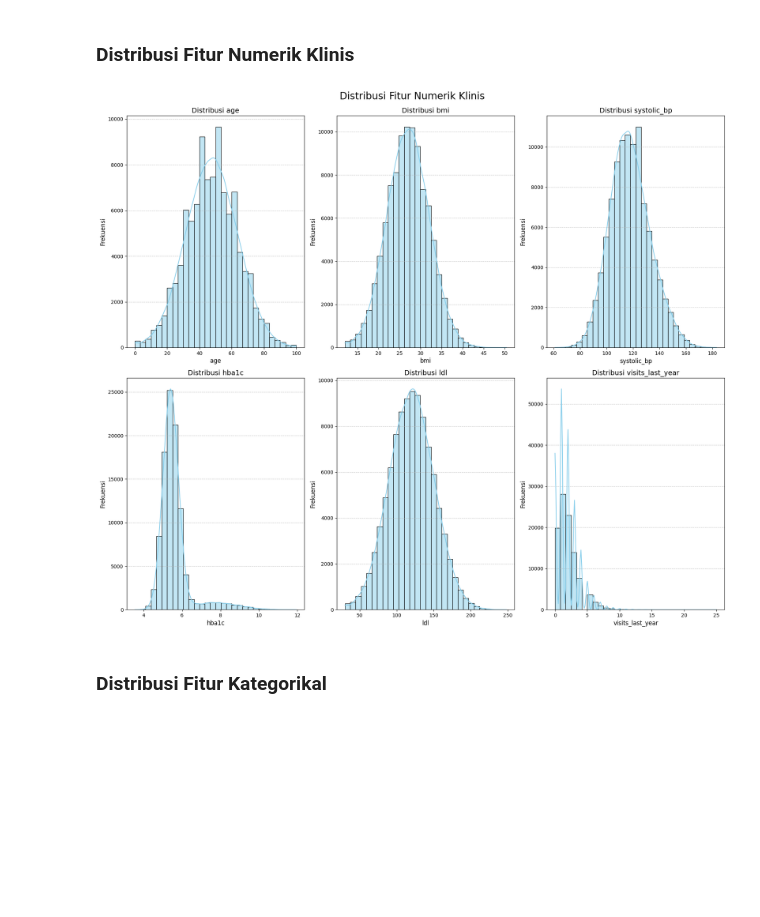
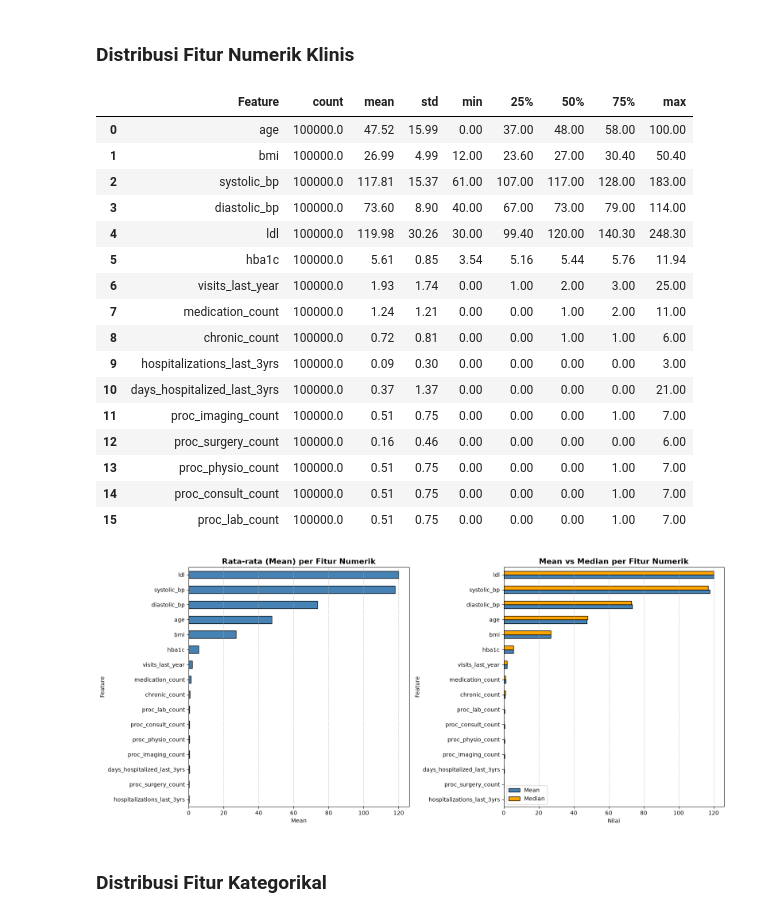
Before and after one commit to ikhsanwahyue/16_DataScienceIF-B_Ir.Ikhsan, a Jupyter notebook: main.ipynb, the cells around one changed output. Saved outputs shown, nothing was run; the diff lists cells and outputs as text; code cells hidden in the pictures; blank space fills up the shorter version.

```diff
--- a/main.ipynb
+++ b/main.ipynb
@@ -256,27 +267,55 @@ max       65724.900000
 Name: annual_medical_cost, dtype: float64
 # %% [markdown]
 ### Distribusi Fitur Numerik Klinis
-# %%
-clinical_numeric_features = ['age', 'bmi', 'systolic_bp', 'hba1c', 'ldl', 'visits_last_year']
-
-fig, axes = plt.subplots(nrows=2, ncols=3, figsize=(18, 15))
-axes = axes.flatten()
-
-for i, col in enumerate(clinical_numeric_features):
-    sns.histplot(df[col], kde=True, ax=axes[i], bins=30, color='skyblue')
-    axes[i].set_title(f'Distribusi {col}', fontsize=14)
-    axes[i].set_xlabel(col, fontsize=12)
-    axes[i].set_ylabel('Frekuensi', fontsize=12)
-    axes[i].grid(axis='y', linestyle='--', alpha=0.7)
-
-# Menghapus subplot yang kosong
-for j in range(len(clinical_numeric_features), len(axes)):
-    fig.delaxes(axes[j])
-
-plt.tight_layout()
-plt.suptitle('Distribusi Fitur Numerik Klinis', fontsize=20, y=1.02)
-plt.show()
-# %% [output]
-[figure, removed]
+# %%
+numerical_features = [
+    'age', 'bmi', 'systolic_bp', 'diastolic_bp', 'ldl', 'hba1c',
+    'visits_last_year', 'medication_count', 'chronic_count', 'hospitalizations_last_3yrs',
+    'days_hospitalized_last_3yrs', 'proc_imaging_count', 'proc_surgery_count', 'proc_physio_count',
+    'proc_consult_count', 'proc_lab_count'
+]
+
+summary_num = df[numerical_features].describe().T[['count', 'mean', 'std', 'min', '25%', '50%', '75%', 'max']]
+summary_num = summary_num.round(2).reset_index().rename(columns={'index': 'Feature'})
+display(summary_num)
+
+fig, axes = plt.subplots(1, 2, figsize=(16, 7))
+
+summary_num.set_index('Feature')['mean'].sort_values().plot(
+    kind='barh', ax=axes[0], color='steelblue', edgecolor='black'
+)
+axes[0].set_title('Rata-rata (Mean) per Fitur Numerik', fontsize=14, fontweight='bold')
+axes[0].set_xlabel('Mean')
+axes[0].grid(axis='x', linestyle='--', alpha=0.7)
+
+summary_num.set_index('Feature')[['mean', '50%']].sort_values('mean').plot(
+    kind='barh', ax=axes[1], color=['steelblue', 'orange'], edgecolor='black'
+)
+axes[1].set_title('Mean vs Median per Fitur Numerik', fontsize=14, fontweight='bold')
+axes[1].set_xlabel('Nilai')
+axes[1].legend(['Mean', 'Median'])
+axes[1].grid(axis='x', linestyle='--', alpha=0.7)
+
+plt.tight_layout()
+plt.show()
+# %% [output]
+|  | Feature | count | mean | std | min | 25% | 50% | 75% | max |
+| 0 | age | 100000.0 | 47.52 | 15.99 | 0.00 | 37.00 | 48.00 | 58.00 | 100.00 |
+| 1 | bmi | 100000.0 | 26.99 | 4.99 | 12.00 | 23.60 | 27.00 | 30.40 | 50.40 |
+| 2 | systolic_bp | 100000.0 | 117.81 | 15.37 | 61.00 | 107.00 | 117.00 | 128.00 | 183.00 |
+| 3 | diastolic_bp | 100000.0 | 73.60 | 8.90 | 40.00 | 67.00 | 73.00 | 79.00 | 114.00 |
+| 4 | ldl | 100000.0 | 119.98 | 30.26 | 30.00 | 99.40 | 120.00 | 140.30 | 248.30 |
+| 5 | hba1c | 100000.0 | 5.61 | 0.85 | 3.54 | 5.16 | 5.44 | 5.76 | 11.94 |
+| 6 | visits_last_year | 100000.0 | 1.93 | 1.74 | 0.00 | 1.00 | 2.00 | 3.00 | 25.00 |
+| 7 | medication_count | 100000.0 | 1.24 | 1.21 | 0.00 | 0.00 | 1.00 | 2.00 | 11.00 |
+| 8 | chronic_count | 100000.0 | 0.72 | 0.81 | 0.00 | 0.00 | 1.00 | 1.00 | 6.00 |
+| 9 | hospitalizations_last_3yrs | 100000.0 | 0.09 | 0.30 | 0.00 | 0.00 | 0.00 | 0.00 | 3.00 |
+| 10 | days_hospitalized_last_3yrs | 100000.0 | 0.37 | 1.37 | 0.00 | 0.00 | 0.00 | 0.00 | 21.00 |
+| 11 | proc_imaging_count | 100000.0 | 0.51 | 0.75 | 0.00 | 0.00 | 0.00 | 1.00 | 7.00 |
+| 12 | proc_surgery_count | 100000.0 | 0.16 | 0.46 | 0.00 | 0.00 | 0.00 | 0.00 | 6.00 |
+| 13 | proc_physio_count | 100000.0 | 0.51 | 0.75 | 0.00 | 0.00 | 0.00 | 1.00 | 7.00 |
+| 14 | proc_consult_count | 100000.0 | 0.51 | 0.75 | 0.00 | 0.00 | 0.00 | 1.00 | 7.00 |
+| 15 | proc_lab_count | 100000.0 | 0.51 | 0.75 | 0.00 | 0.00 | 0.00 | 1.00 | 7.00 |
+[figure, added]
 # %% [markdown]
 ### Distribusi Fitur Kategorikal
```
Also changed, not shown: parts of 6 cells of this notebook.
